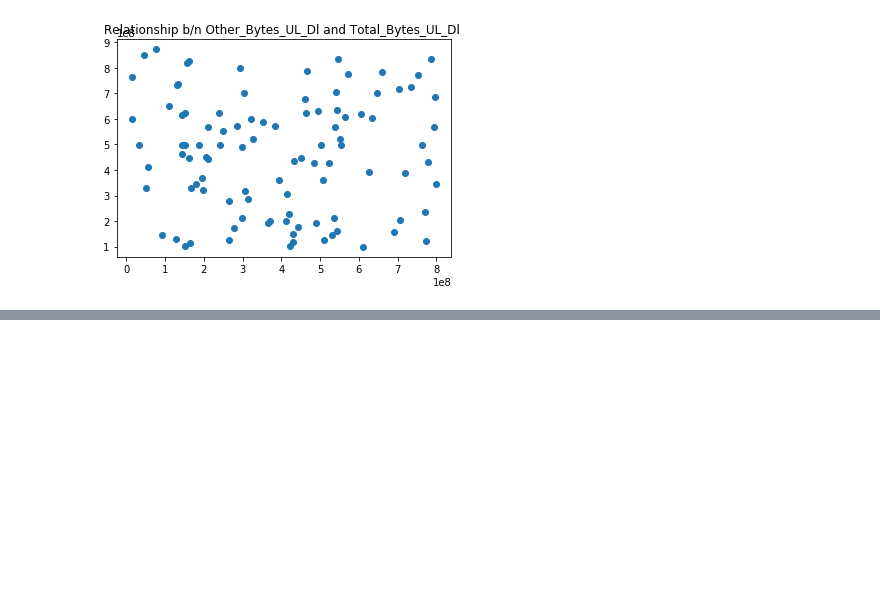
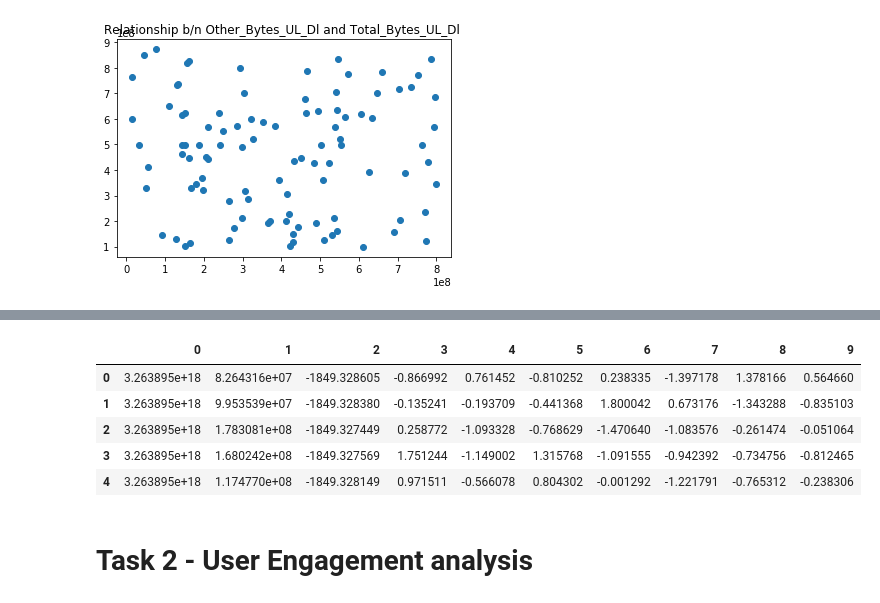
Before and after one commit to Haftom2323/10_Academy_Week1_Challenge, a Jupyter notebook: notebooks/data_cleaning and exploration.ipynb, the cells around one changed output, grey strips where cells are left out. Saved outputs shown, nothing was run; the diff lists cells and outputs as text; code cells hidden in the pictures; blank space fills up the shorter version.

```diff
--- a/notebooks/data_cleaning and exploration.ipynb
+++ b/notebooks/data_cleaning and exploration.ipynb
@@ -574,0 +564,5 @@ new_df.corr()
+# %%
+from sklearn.preprocessing import StandardScaler
+columns = ['Social_Media_UL_Dl', 'Google_Bytes_UL_Dl', 'Email_Bytes_UL_Dl', 'Youtube_Bytes_UL_Dl','Netflix_Bytes_UL_Dl', 'Gaming_Bytes_UL_Dl', 'Other_Bytes_UL_Dl']
+df[columns]=StandardScaler().fit_transform(df[columns])
+df.head()
@@ -574,0 +576,15 @@ new_df.corr()
+# %%
+from sklearn.decomposition import PCA
+pca = PCA()
+transform=pca.fit_transform(df)
+transform=pd.DataFrame(transform)
+transform.head()
+# %% [output]
+|  | 0 | 1 | 2 | 3 | 4 | 5 | 6 | 7 | 8 | 9 |
+| 0 | 3.263895e+18 | 8.264316e+07 | -1849.328605 | -0.866992 | 0.761452 | -0.810252 | 0.238335 | -1.397178 | 1.378166 | 0.564660 |
+| 1 | 3.263895e+18 | 9.953539e+07 | -1849.328380 | -0.135241 | -0.193709 | -0.441368 | 1.800042 | 0.673176 | -1.343288 | -0.835103 |
+| 2 | 3.263895e+18 | 1.783081e+08 | -1849.327449 | 0.258772 | -1.093328 | -0.768629 | -1.470640 | -1.083576 | -0.261474 | -0.051064 |
+| 3 | 3.263895e+18 | 1.680242e+08 | -1849.327569 | 1.751244 | -1.149002 | 1.315768 | -1.091555 | -0.942392 | -0.734756 | -0.812465 |
+| 4 | 3.263895e+18 | 1.174770e+08 | -1849.328149 | 0.971511 | -0.566078 | 0.804302 | -0.001292 | -1.221791 | -0.765312 | -0.238306 |
+# %% [markdown]
+# Task 2 - User Engagement analysis
```
Also changed, not shown: parts of 21 cells of this notebook.
